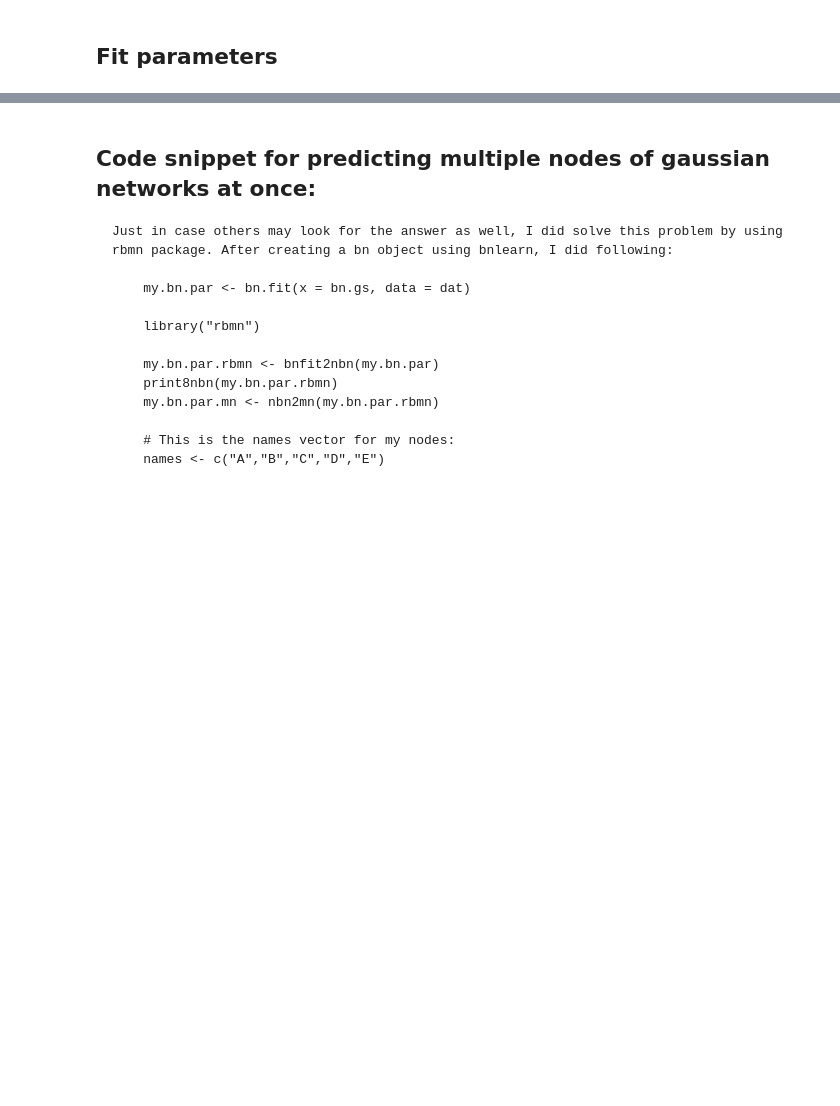
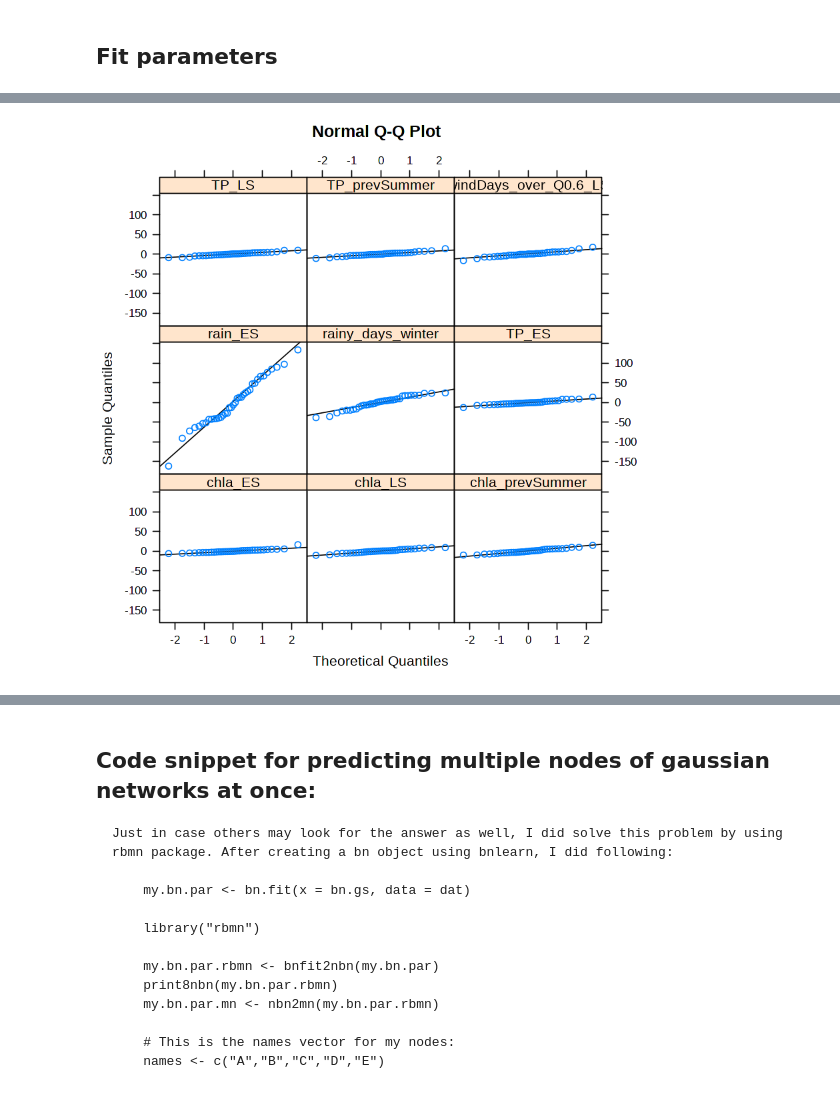
Before and after one commit to icra/WATExR, a Jupyter notebook: Norway_Morsa/Model_Development/Notebooks/07_BN_WATExR_R.ipynb, the cells around one changed output, grey strips where cells are left out. Saved outputs shown, nothing was run; the diff lists cells and outputs as text; code cells hidden in the pictures; blank space fills up the shorter version.

```diff
--- a/Norway_Morsa/Model_Development/Notebooks/07_BN_WATExR_R.ipynb
+++ b/Norway_Morsa/Model_Development/Notebooks/07_BN_WATExR_R.ipynb
@@ -349 +350,5 @@ HTML widgets cannot be represented in plain text (need html)
+# %%
+bn.fit.qqplot(fit_cont)
+# %% [output]
+[figure, added]
 # %%
```
Also changed, not shown: parts of 40 cells of this notebook, 4 other files.
